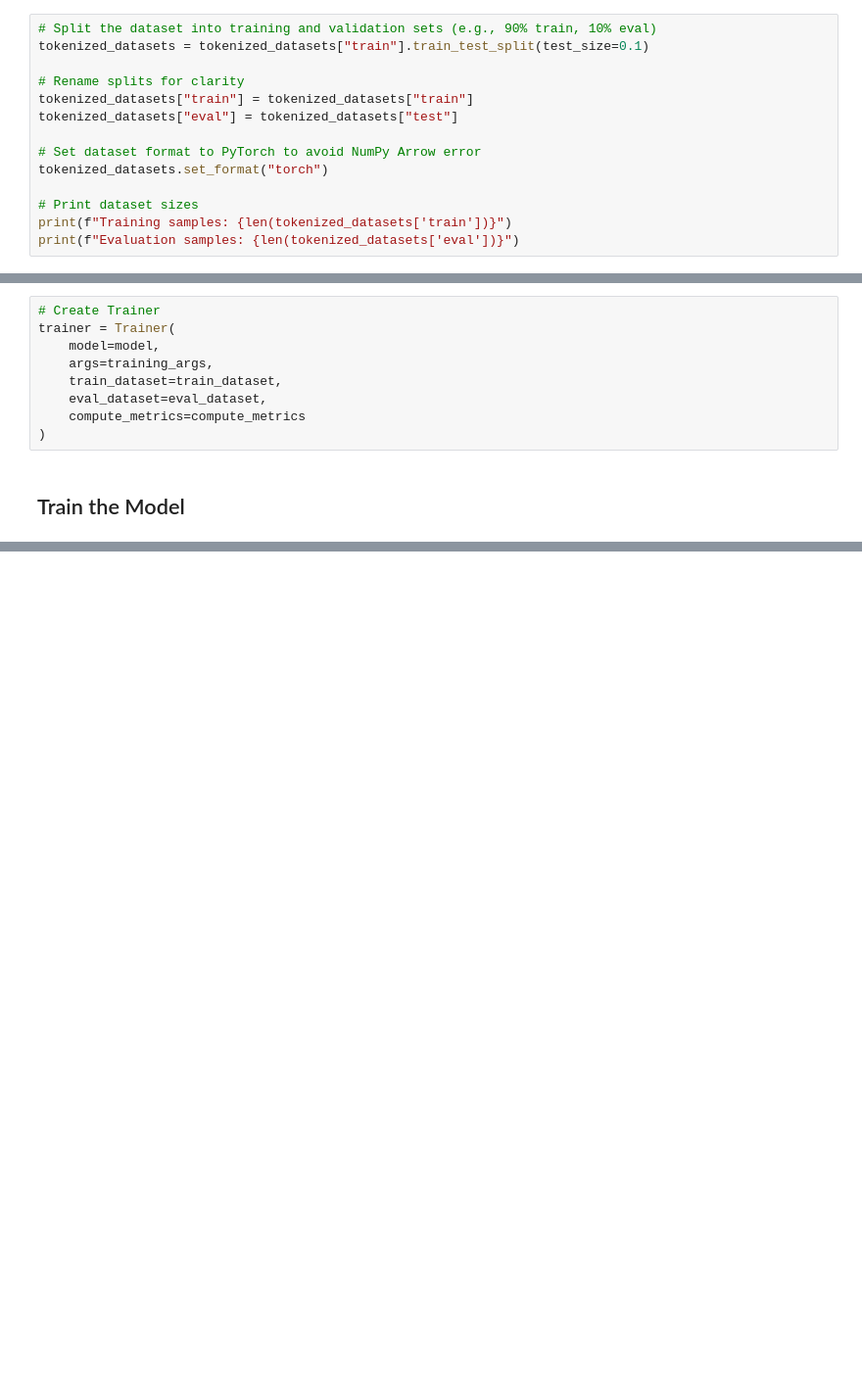
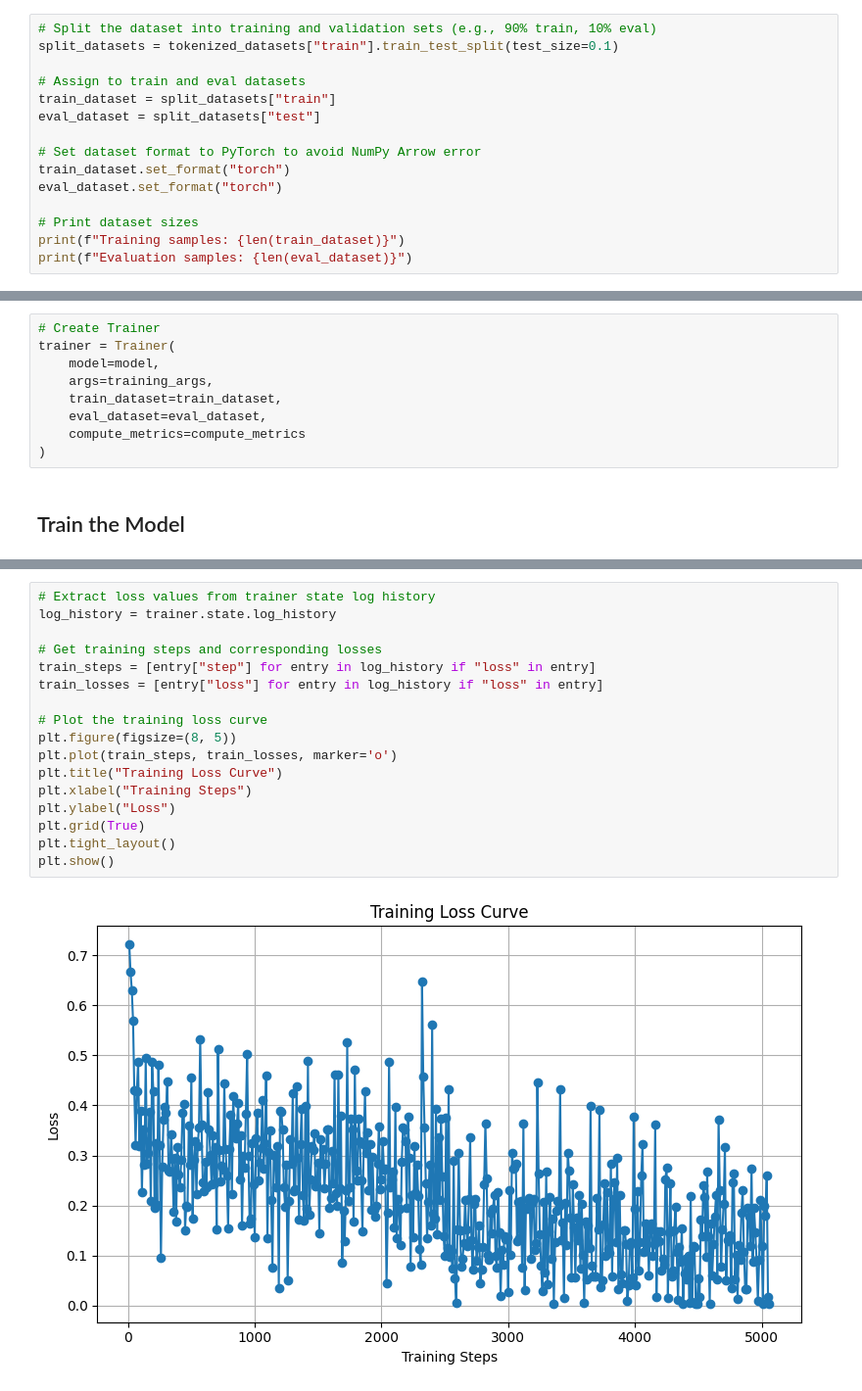
Before and after one commit to MominaSiddiq/bert-sentiment-analysis, a Jupyter notebook: Bert_sentiment_analysis.ipynb, the cells around one changed output, grey strips where cells are left out. Shown at 98% size. Saved outputs shown, nothing was run; the diff lists cells and outputs as text; blank space fills up the shorter version.

Commit message:
Complete the Model training, after fixing the error evaluate the results and visualise the results by the help of different graphs Make a prediction preview to check the fine-tuned model prediction

```diff
--- a/Bert_sentiment_analysis.ipynb
+++ b/Bert_sentiment_analysis.ipynb
@@ -158,16 +194,17 @@ training_args = TrainingArguments(
 ## Split Dataset for Training/Evaluation
 # %%
 # Split the dataset into training and validation sets (e.g., 90% train, 10% eval)
-tokenized_datasets = tokenized_datasets["train"].train_test_split(test_size=0.1)
+split_datasets = tokenized_datasets["train"].train_test_split(test_size=0.1)
 
-# Rename splits for clarity
-tokenized_datasets["train"] = tokenized_datasets["train"]
-tokenized_datasets["eval"] = tokenized_datasets["test"]
+# Assign to train and eval datasets
+train_dataset = split_datasets["train"]
+eval_dataset = split_datasets["test"]
 
 # Set dataset format to PyTorch to avoid NumPy Arrow error
-tokenized_datasets.set_format("torch")
+train_dataset.set_format("torch")
+eval_dataset.set_format("torch")
 
 # Print dataset sizes
-print(f"Training samples: {len(tokenized_datasets['train'])}")
-print(f"Evaluation samples: {len(tokenized_datasets['eval'])}")
+print(f"Training samples: {len(train_dataset)}")
+print(f"Evaluation samples: {len(eval_dataset)}")
 # %% [output]
@@ -195,0 +242,19 @@ For more details, see https://numpy.org/devdocs/numpy_2_0_migration_guide.html#a
+# %%
+# Extract loss values from trainer state log history
+log_history = trainer.state.log_history
+
+# Get training steps and corresponding losses
+train_steps = [entry["step"] for entry in log_history if "loss" in entry]
+train_losses = [entry["loss"] for entry in log_history if "loss" in entry]
+
+# Plot the training loss curve
+plt.figure(figsize=(8, 5))
+plt.plot(train_steps, train_losses, marker='o')
+plt.title("Training Loss Curve")
+plt.xlabel("Training Steps")
+plt.ylabel("Loss")
+plt.grid(True)
+plt.tight_layout()
+plt.show()
+# %% [output]
+[figure, added]
```
Also changed, not shown: parts of 24 cells of this notebook.
